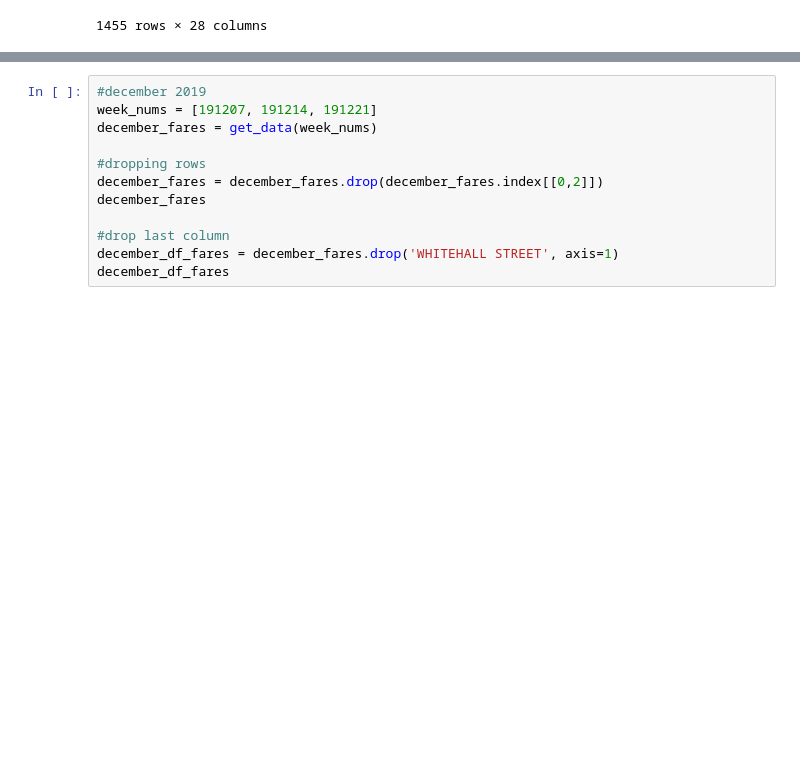
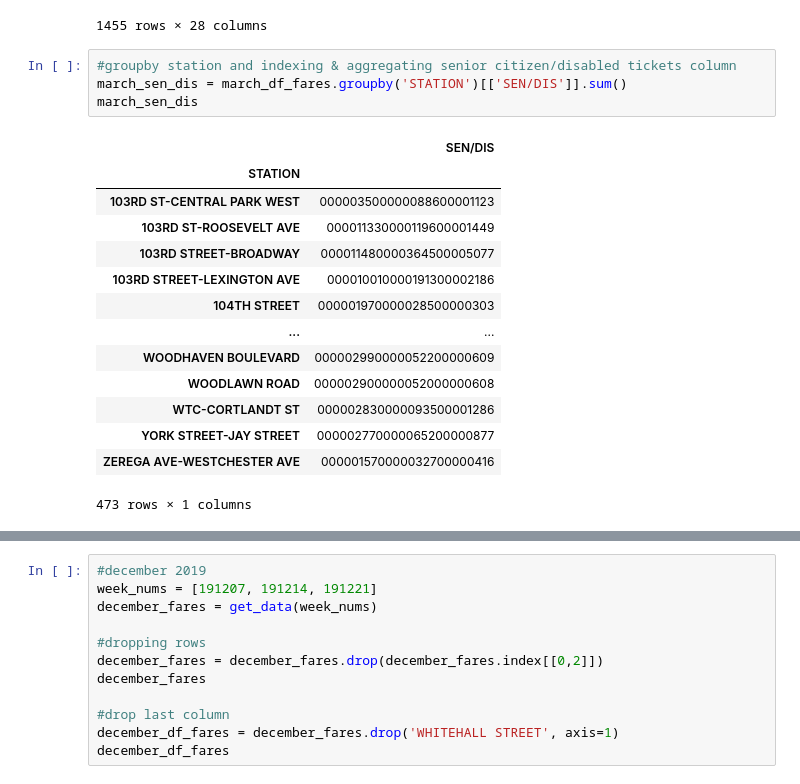
Before and after one commit to manyshapes/MTA-Ridership-Time-Analysis, a Jupyter notebook: fare_data_MTA.ipynb, the cells around one changed output, grey strips where cells are left out. Cells and saved outputs as stored; diff of their text form; blank space fills up the shorter version.

```diff
--- a/fare_data_MTA.ipynb
+++ b/fare_data_MTA.ipynb
@@ -68,3 +109,22 @@ march_df_fares
 | R574 | SBS-B82 @ LIVINGSTON PLAZA | 00000000 | 00000000 | 00000000 | 00000000 | 00000000 | 00000000 | 00000000 | ... |
 | R575 | SBS-M14 @ LIVINGSTON PLAZA | 00000000 | 00000000 | 00000000 | 00000000 | 00000000 | 00000000 | 00000000 | ... |
 1455 rows × 28 columns
+# %%
+#groupby station and indexing & aggregating senior citizen/disabled tickets column
+march_sen_dis = march_df_fares.groupby('STATION')[['SEN/DIS']].sum()
+march_sen_dis
+# %% [output]
+|  | SEN/DIS |
+| STATION |  |
+| 103RD ST-CENTRAL PARK WEST | 000003500000088600001123 |
+| 103RD ST-ROOSEVELT AVE | 000011330000119600001449 |
+| 103RD STREET-BROADWAY | 000011480000364500005077 |
+| 103RD STREET-LEXINGTON AVE | 000010010000191300002186 |
+| 104TH STREET | 000001970000028500000303 |
+| ... | ... |
+| WOODHAVEN BOULEVARD | 000002990000052200000609 |
+| WOODLAWN ROAD | 000002900000052000000608 |
+| WTC-CORTLANDT ST | 000002830000093500001286 |
+| YORK STREET-JAY STREET | 000002770000065200000877 |
+| ZEREGA AVE-WESTCHESTER AVE | 000001570000032700000416 |
+473 rows × 1 columns
```
Also changed, not shown: parts of 14 cells of this notebook.
